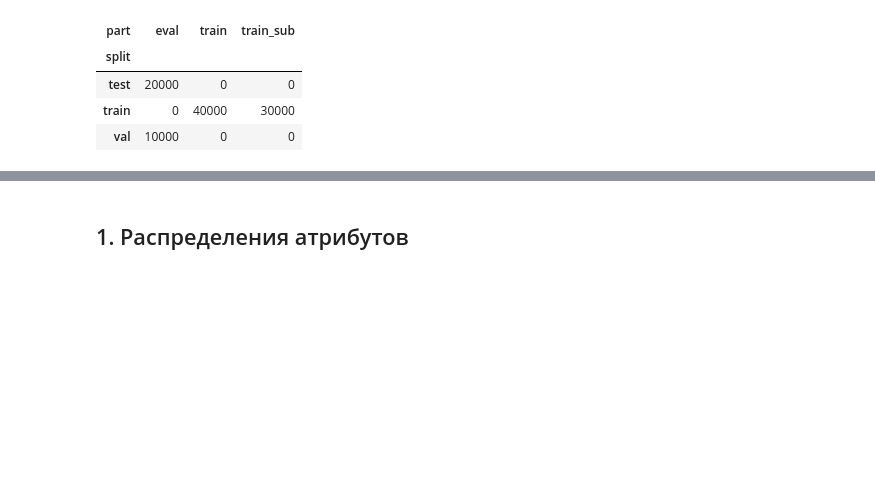
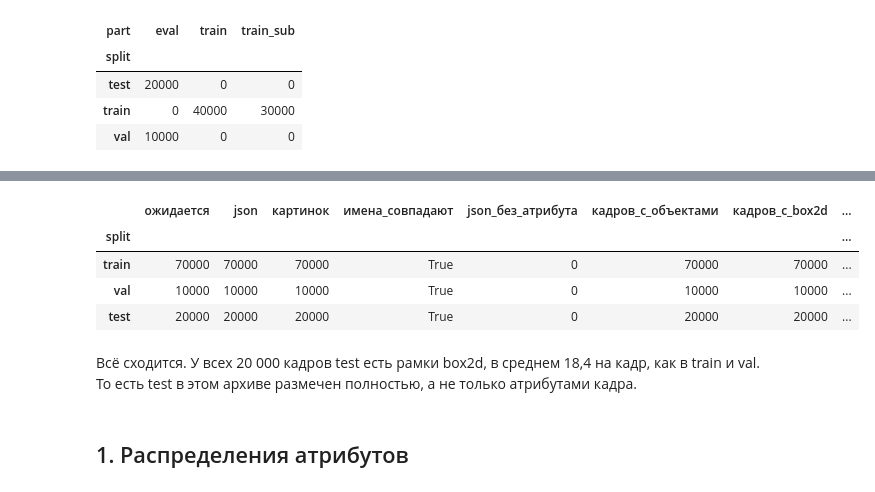
Before and after one commit to artyombelyaev/road-frame-search, a Jupyter notebook: notebooks/01_eda.ipynb, the cells around one changed output, grey strips where cells are left out. Drawn from its saved outputs; the diff is of its cells as text; code cells hidden in the pictures; blank space fills up the shorter version.

```diff
--- a/notebooks/01_eda.ipynb
+++ b/notebooks/01_eda.ipynb
@@ -27,3 +33,16 @@ frames.groupby(["split", "part"]).size().unstack(fill_value=0)
+# %%
+check = data.check_labels(frames, data.image_members())
+assert data.labels_ok(check)
+check
+# %% [output]
+|  | ожидается | json | картинок | имена_совпадают | json_без_атрибута | кадров_с_объектами | кадров_с_box2d | ... |
+| split |  |  |  |  |  |  |  | ... |
+| train | 70000 | 70000 | 70000 | True | 0 | 70000 | 70000 | ... |
+| val | 10000 | 10000 | 10000 | True | 0 | 10000 | 10000 | ... |
+| test | 20000 | 20000 | 20000 | True | 0 | 20000 | 20000 | ... |
+# %% [markdown]
+Всё сходится. У всех 20 000 кадров test есть рамки box2d, в среднем 18,4 на кадр, как в train и val.
+То есть test в этом архиве размечен полностью, а не только атрибутами кадра.
 # %% [markdown]
 ## 1. Распределения атрибутов
 # %%
```
Also changed, not shown: parts of 3 cells of this notebook, 4 other files.
